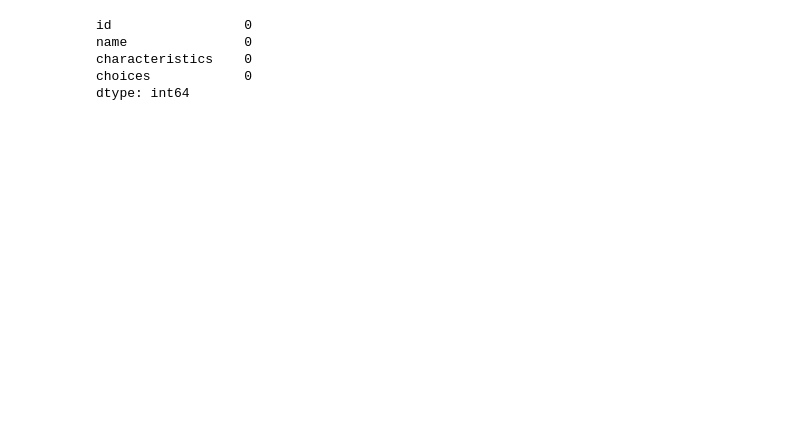
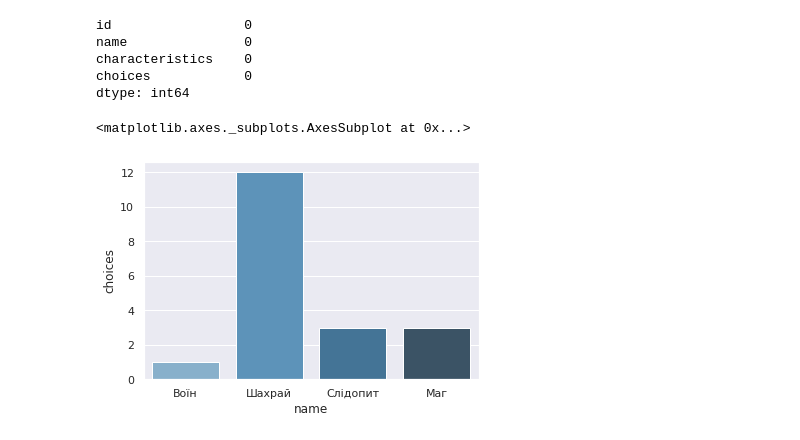
Before and after one commit to mezgoodle/TelegramiaStats, a Jupyter notebook: telegramia.ipynb, the cells around one changed output. Saved outputs shown, nothing was run; the diff lists cells and outputs as text; code cells hidden in the pictures; blank space fills up the shorter version.

Commit message:
Make the first plot

```diff
--- a/telegramia.ipynb
+++ b/telegramia.ipynb
@@ -28,3 +26,8 @@ sns.countplot(df['churn'], palette='Greens')
+# %%
+sns.barplot(x='name', y='choices', data=df, palette=("Blues_d"))
+# %% [output]
+<matplotlib.axes._subplots.AxesSubplot at 0x...>
+[figure, added]
 # %%
 df.plot(x='to_obj', y='energy', kind='scatter')
 # %% [output]
```
Also changed, not shown: parts of 4 cells of this notebook.
